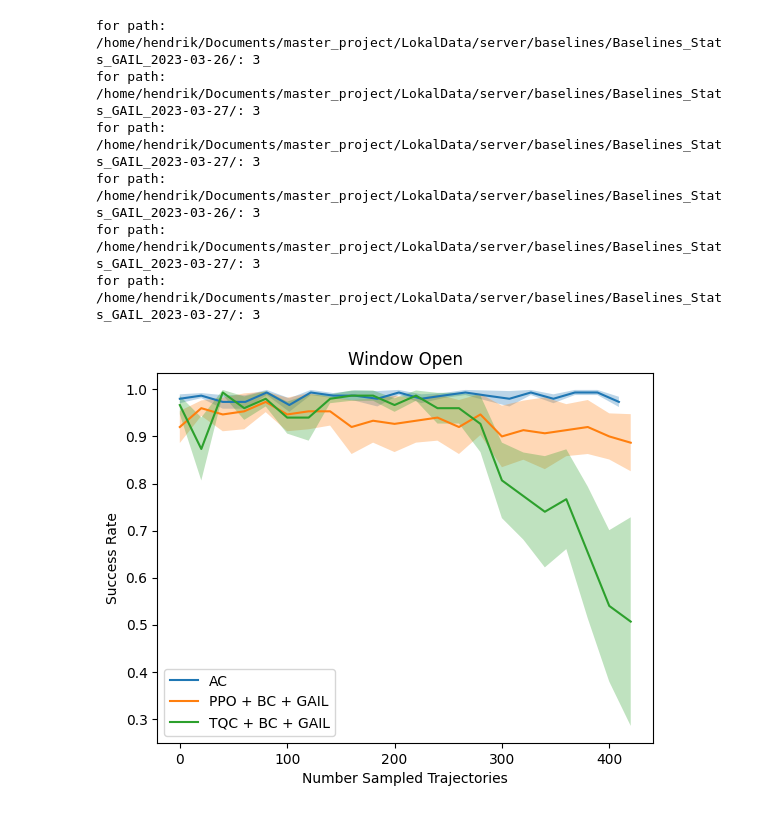
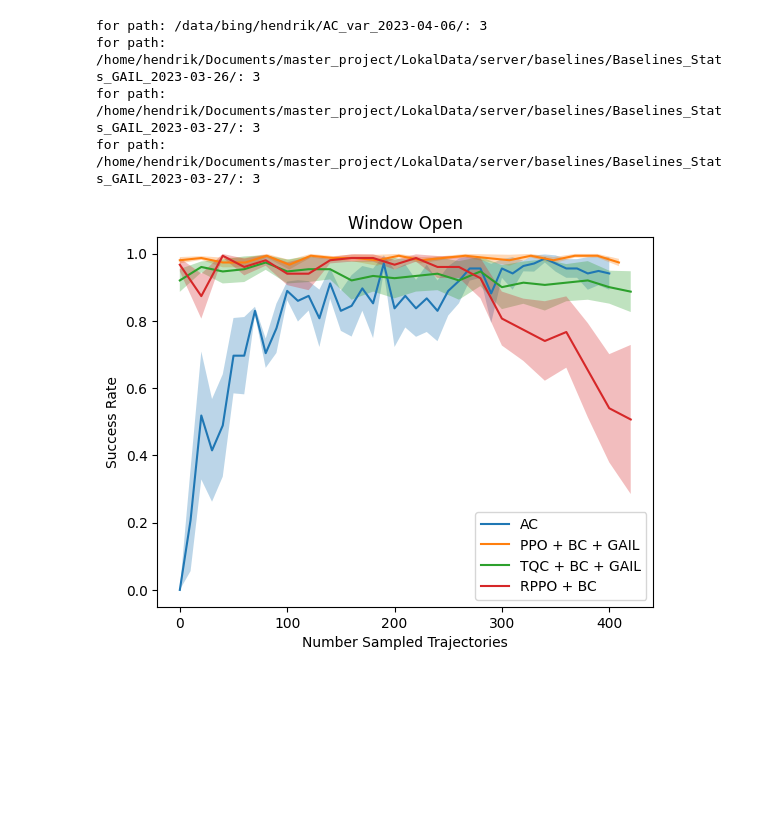
Before and after one commit to ReliableTree/ActiveCritic, a Jupyter notebook: src/active_critic/analyze_stats/400_eps/15/windowopen.ipynb, the cells around one changed output. Saved outputs shown, nothing was run; the diff lists cells and outputs as text; code cells hidden in the pictures; blank space fills up the shorter version.

```diff
--- a/src/active_critic/analyze_stats/400_eps/15/windowopen.ipynb
+++ b/src/active_critic/analyze_stats/400_eps/15/windowopen.ipynb
@@ -1,52 +1,38 @@
 # %%
 from active_critic.analyze_stats.analyze_stats import make_plot
+
+AC_path = '/data/bing/hendrik/AC_var_2023-04-06/'
+include_AC = ['statsoptimized', 'windowopen sp_obs start training 0 history eps: 400 opt mode: actor+plan demonstrations: 15, im_ph:True']
+exclude_AC = []
 
 PPO_Path ='/home/hendrik/Documents/master_project/LokalData/server/baselines/Baselines_Stats_GAIL_2023-03-26/'
 include_PPO = ['PPO_GAIL_windowopen_lr_1e-05_demonstrations_15', 'learner']
 exclude_PPO = []
 
 RPPO_path = '/home/hendrik/Documents/master_project/LokalData/server/baselines/Baselines_Stats_GAIL_2023-03-27/'
 include_RPPO = ['RPPO_windowopen_lr_1e-05_demonstrations_15', 'learner']
 exluce_RPPO = []
 
 TQC_path = '/home/hendrik/Documents/master_project/LokalData/server/baselines/Baselines_Stats_GAIL_2023-03-27/'
 
 include_TQC = ['TQC_GAIL_windowopen_lr_1e-07_demonstrations_15', 'learner']
 exclude_TQC = []
 
-RPPO_path = '/home/hendrik/Documents/master_project/LokalData/server/baselines/Baselines_Stats_GAIL_2023-04-06'
-include_RPPO = ['learner', 'learner', 'RPPO_windowopen_lr_1e-06_demonstrations_15']
-exclude_RPPO = [
 
-]
-save_path = '/home/hendrik/Documents/master_project/LokalData/server/Stats for MA/15_400'
-
-
+save_path = '/home/hendrik/Documents/Master Thesis/TUM_Thesis_Template_CSE/images/15_400/'
 make_plot(
-    paths=[PPO_Path, TQC_path, RPPO_path],
-    includes=[include_PPO, include_TQC, include_RPPO],
-    excludes=[exclude_PPO, exclude_TQC, exluce_RPPO],
+    paths=[AC_path, PPO_Path, TQC_path, RPPO_path],
+    includes=[include_AC, include_PPO, include_TQC, include_RPPO],
+    excludes=[exclude_AC,exclude_PPO, exclude_TQC, exluce_RPPO],
     names=['AC', 'PPO + BC + GAIL', 'TQC + BC + GAIL', 'RPPO + BC'],
     plot_name='Window Open',
     save_path = save_path,
-    plot_closest=False
+    plot_closest=False,
+    total_plot_points=60
     )
-
-save_path = '/home/hendrik/Documents/Master Thesis/TUM_Thesis_Template_CSE/images/15_400/'
-make_plot(
-    paths=[PPO_Path, TQC_path, RPPO_path],
-    includes=[include_PPO, include_TQC, include_RPPO],
-    excludes=[exclude_PPO, exclude_TQC, exluce_RPPO],
-    names=['AC', 'PPO + BC + GAIL', 'TQC + BC + GAIL', 'RPPO + BC'],
-    plot_name='Window Open',
-    save_path = save_path,
-    plot_closest=False
-    )
 # %% [output]
+for path: /data/bing/hendrik/AC_var_2023-04-06/: 3
 for path: /home/hendrik/Documents/master_project/LokalData/server/baselines/Baselines_Stats_GAIL_2023-03-26/: 3
 for path: /home/hendrik/Documents/master_project/LokalData/server/baselines/Baselines_Stats_GAIL_2023-03-27/: 3
 for path: /home/hendrik/Documents/master_project/LokalData/server/baselines/Baselines_Stats_GAIL_2023-03-27/: 3
-for path: /home/hendrik/Documents/master_project/LokalData/server/baselines/Baselines_Stats_GAIL_2023-03-26/: 3
-for path: /home/hendrik/Documents/master_project/LokalData/server/baselines/Baselines_Stats_GAIL_2023-03-27/: 3
-for path: /home/hendrik/Documents/master_project/LokalData/server/baselines/Baselines_Stats_GAIL_2023-03-27/: 3
-[figure, old version]
+[figure, new version]
```
Also changed, not shown: parts of 1 cell of this notebook, 2 other files.
